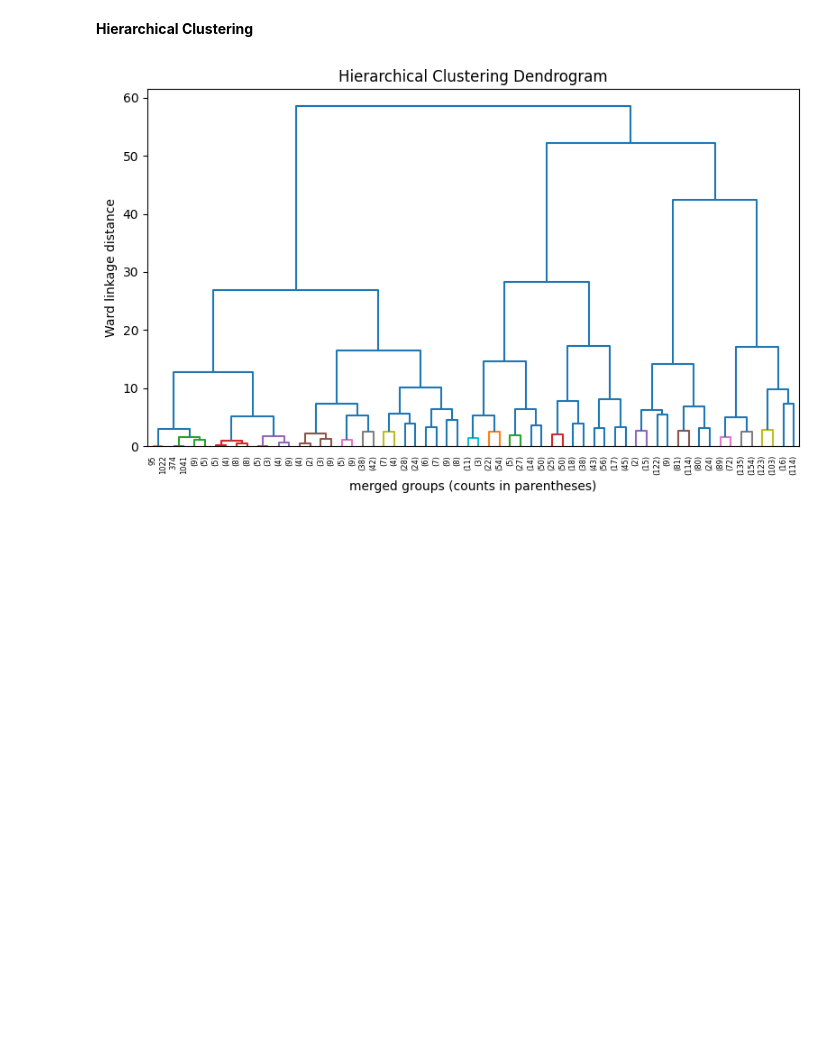
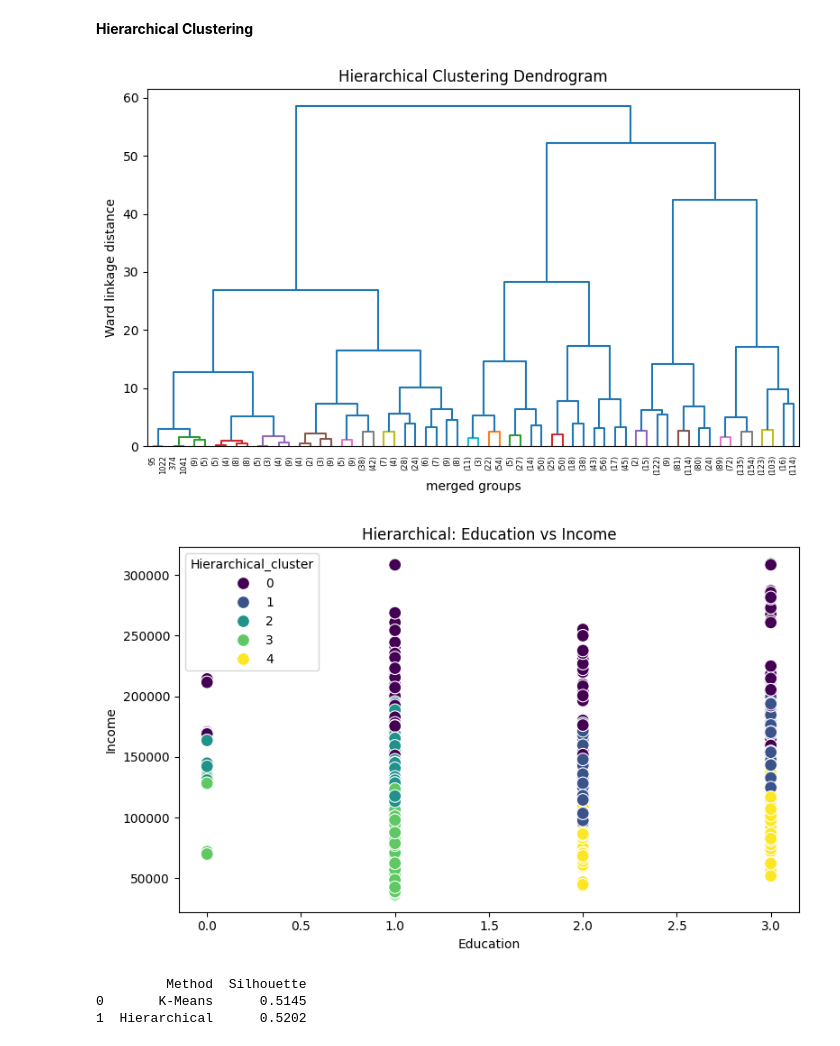
Before and after one commit to mdmohsin212/skill-morph-hw, a Jupyter notebook: Assignment_13.ipynb, the cells around one changed output. Saved outputs shown, nothing was run; the diff lists cells and outputs as text; code cells hidden in the pictures; blank space fills up the shorter version.

```diff
--- a/Assignment_13.ipynb
+++ b/Assignment_13.ipynb
@@ -106,11 +106,37 @@ linked = linkage(X_scaled, method='ward')
 
 plt.figure(figsize=(8, 5))
 dendrogram(linked, truncate_mode='level', p=5, color_threshold=3)
-
 plt.title("Hierarchical Clustering Dendrogram")
-plt.xlabel("merged groups (counts in parentheses)")
+plt.xlabel("merged groups")
 plt.ylabel("Ward linkage distance")
 plt.tight_layout()
 plt.show()
 # %% [output]
-[figure, old version]
+[figure, new version]
+# %%
+hierarchical = AgglomerativeClustering(n_clusters=5, linkage="ward")
+data["Hierarchical_cluster"] = hierarchical.fit_predict(X_scaled)
+
+plt.figure(figsize=(8, 5))
+sns.scatterplot(x=X["Education"], y=data["Income"], hue=data["Hierarchical_cluster"], palette='viridis', s=100)
+plt.title("Hierarchical: Education vs Income")
+plt.xlabel("Education")
+plt.ylabel("Income")
+plt.tight_layout()
+plt.show()
+# %% [output]
+[figure, added]
+# %%
+result = pd.DataFrame({
+    "Method": ["K-Means", "Hierarchical"],
+    "Silhouette": [
+        silhouette_score(X_scaled, data["KMeans_cluster"]),
+        silhouette_score(X_scaled, data["Hierarchical_cluster"])
+    ]
+})
+
+print(result.round(4))
+# %% [output]
+         Method  Silhouette
+0       K-Means      0.5145
+1  Hierarchical      0.5202
```
Also changed, not shown: parts of 4 cells of this notebook.
